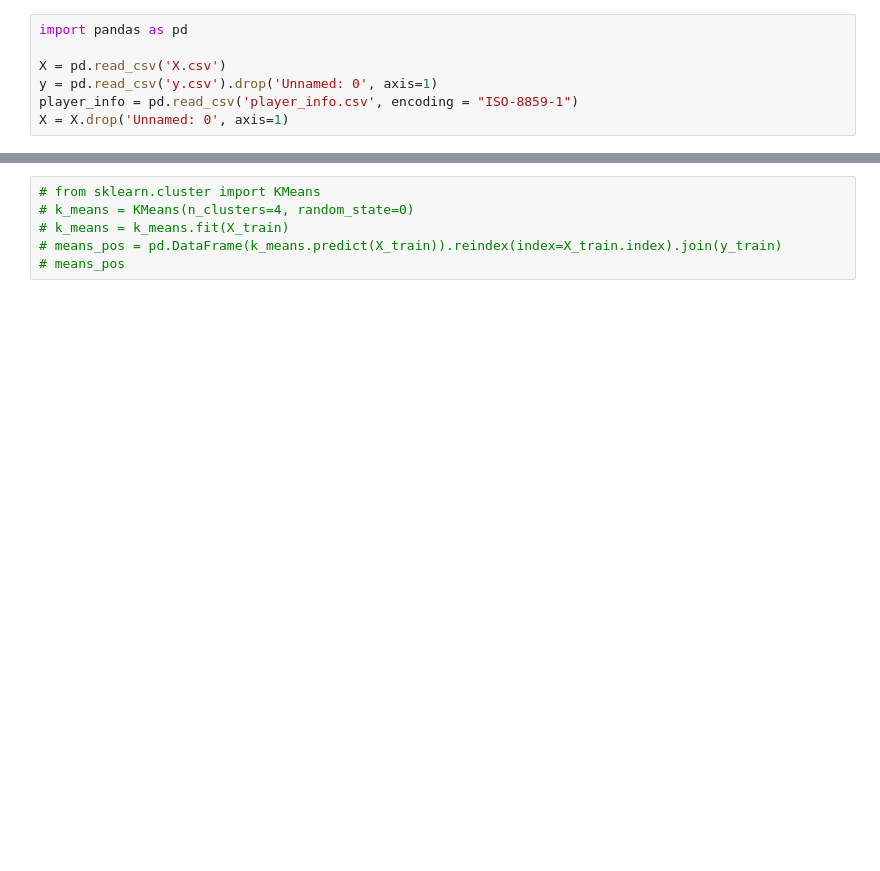
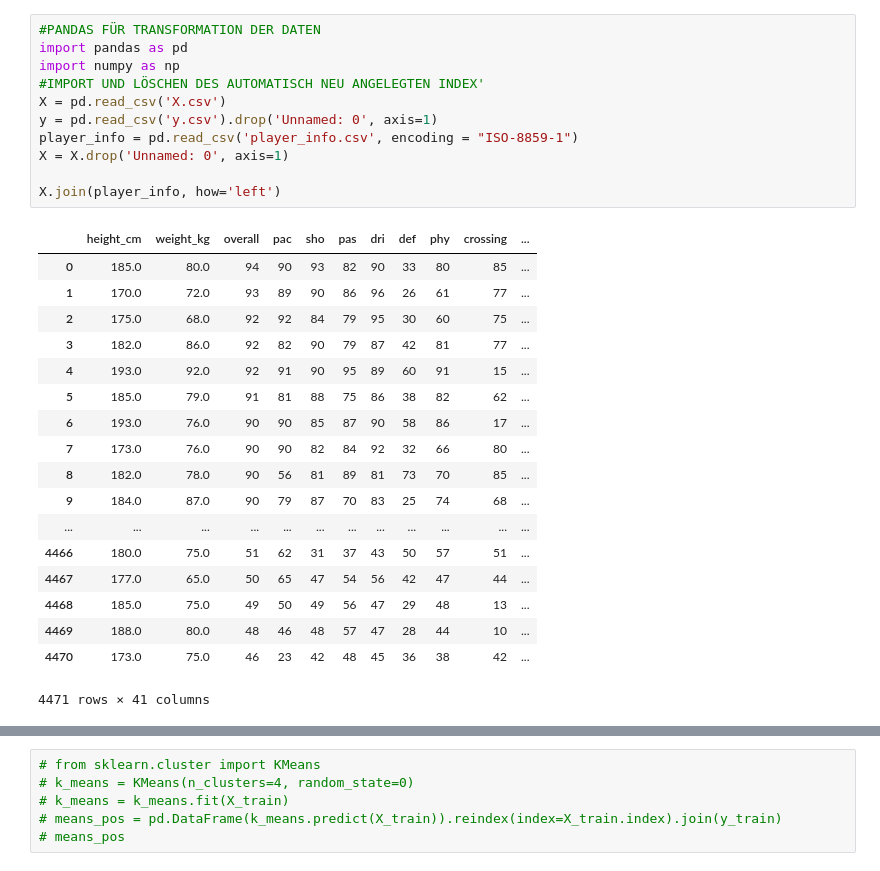
Before and after one commit to pkeil/Bundesligaspieler_Classifier, a Jupyter notebook: BL_DimRed.ipynb, the cells around one changed output, grey strips where cells are left out. Cells and saved outputs as stored; diff of their text form; blank space fills up the shorter version.

```diff
--- a/BL_DimRed.ipynb
+++ b/BL_DimRed.ipynb
@@ -1,9 +4,32 @@
 # %%
+#PANDAS FÜR TRANSFORMATION DER DATEN
 import pandas as pd
-
+import numpy as np
+#IMPORT UND LÖSCHEN DES AUTOMATISCH NEU ANGELEGTEN INDEX'
 X = pd.read_csv('X.csv')
 y = pd.read_csv('y.csv').drop('Unnamed: 0', axis=1)
 player_info = pd.read_csv('player_info.csv', encoding = "ISO-8859-1")
 X = X.drop('Unnamed: 0', axis=1)
+
+X.join(player_info, how='left')
+# %% [output]
+|  | height_cm | weight_kg | overall | pac | sho | pas | dri | def | phy | crossing | ... |
+| 0 | 185.0 | 80.0 | 94 | 90 | 93 | 82 | 90 | 33 | 80 | 85 | ... |
+| 1 | 170.0 | 72.0 | 93 | 89 | 90 | 86 | 96 | 26 | 61 | 77 | ... |
+| 2 | 175.0 | 68.0 | 92 | 92 | 84 | 79 | 95 | 30 | 60 | 75 | ... |
+| 3 | 182.0 | 86.0 | 92 | 82 | 90 | 79 | 87 | 42 | 81 | 77 | ... |
+| 4 | 193.0 | 92.0 | 92 | 91 | 90 | 95 | 89 | 60 | 91 | 15 | ... |
+| 5 | 185.0 | 79.0 | 91 | 81 | 88 | 75 | 86 | 38 | 82 | 62 | ... |
+| 6 | 193.0 | 76.0 | 90 | 90 | 85 | 87 | 90 | 58 | 86 | 17 | ... |
+| 7 | 173.0 | 76.0 | 90 | 90 | 82 | 84 | 92 | 32 | 66 | 80 | ... |
+| 8 | 182.0 | 78.0 | 90 | 56 | 81 | 89 | 81 | 73 | 70 | 85 | ... |
+| 9 | 184.0 | 87.0 | 90 | 79 | 87 | 70 | 83 | 25 | 74 | 68 | ... |
+| ... | ... | ... | ... | ... | ... | ... | ... | ... | ... | ... | ... |
+| 4466 | 180.0 | 75.0 | 51 | 62 | 31 | 37 | 43 | 50 | 57 | 51 | ... |
+| 4467 | 177.0 | 65.0 | 50 | 65 | 47 | 54 | 56 | 42 | 47 | 44 | ... |
+| 4468 | 185.0 | 75.0 | 49 | 50 | 49 | 56 | 47 | 29 | 48 | 13 | ... |
+| 4469 | 188.0 | 80.0 | 48 | 46 | 48 | 57 | 47 | 28 | 44 | 10 | ... |
+| 4470 | 173.0 | 75.0 | 46 | 23 | 42 | 48 | 45 | 36 | 38 | 42 | ... |
+4471 rows × 41 columns
 # %%
 col_names = list(X.columns.values)
```
Also changed, not shown: parts of 22 cells of this notebook, 5 other files.
